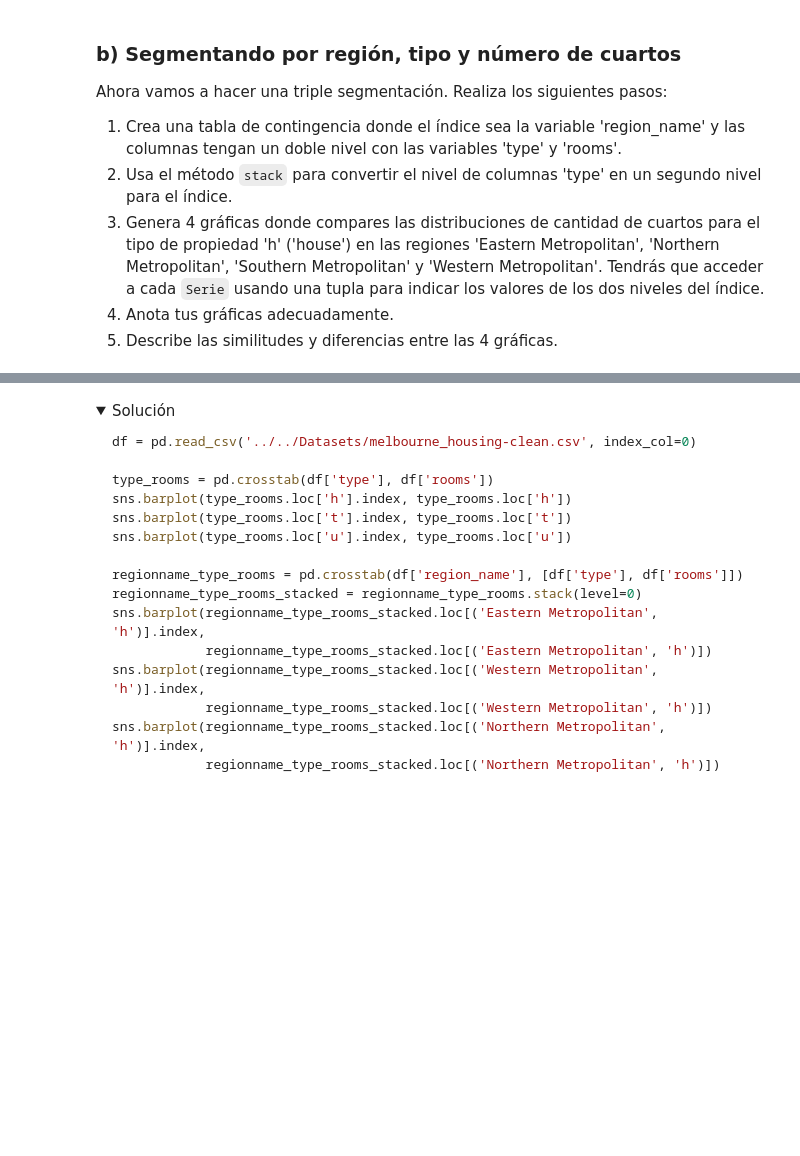
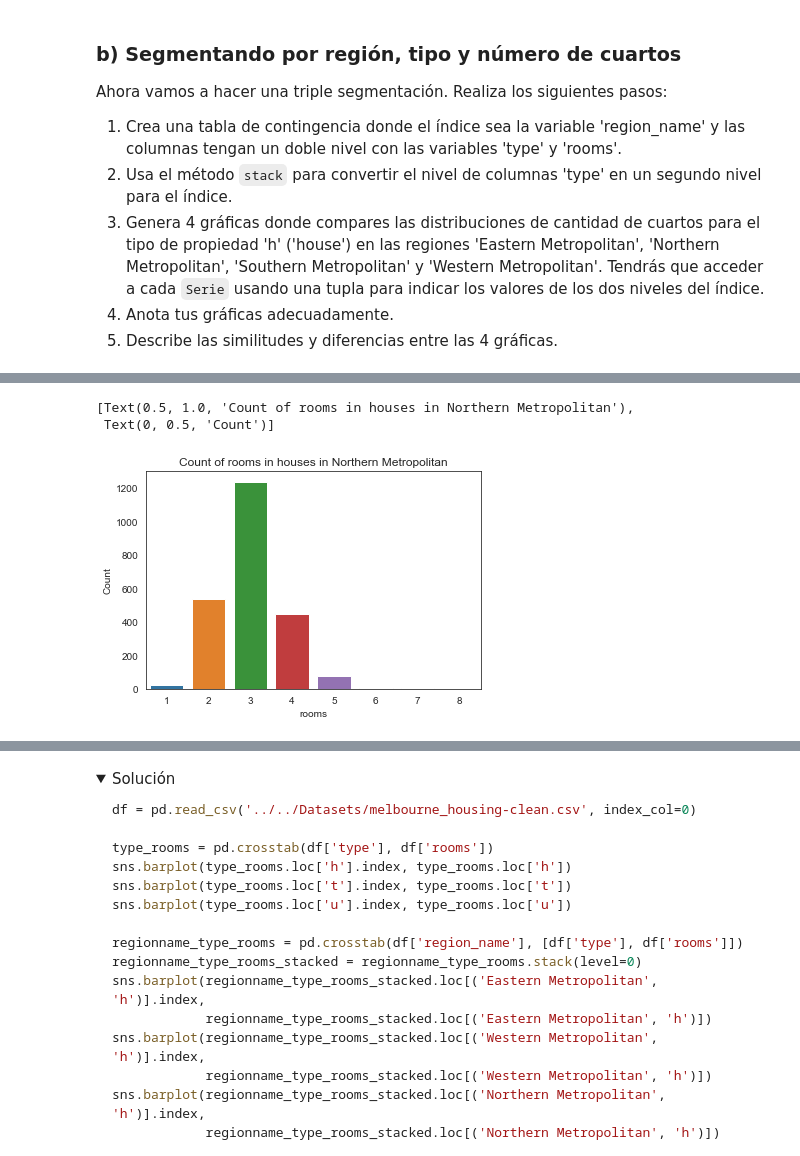
Before and after one commit to luislerma5593/Data_Analysis, a Jupyter notebook: 4. Análisis de datos con Python/3. Exploración de Variables Categóricas y Análisis Multivariable/Reto-03/tablas_de_contingencia.ipynb, the cells around one changed output, grey strips where cells are left out. Drawn from its saved outputs; the diff is of its cells as text; code cells hidden in the pictures; folded sections open; blank space fills up the shorter version.

```diff
--- a/4. Análisis de datos con Python/3. Exploración de Variables Categóricas y Análisis Multivariable/Reto-03/tablas_de_contingencia.ipynb
+++ b/4. Análisis de datos con Python/3. Exploración de Variables Categóricas y Análisis Multivariable/Reto-03/tablas_de_contingencia.ipynb
@@ -84,0 +151,7 @@ Ahora vamos a hacer una triple segmentación. Realiza los siguientes pasos:
+# %%
+x = sns.barplot(cross3.loc["Northern Metropolitan"].index, cross3.loc["Northern Metropolitan"])
+x.set(title = "Count of rooms in houses in Northern Metropolitan", ylabel = "Count")
+# %% [output]
+[Text(0.5, 1.0, 'Count of rooms in houses in Northern Metropolitan'),
+ Text(0, 0.5, 'Count')]
+[figure, added]
```
Also changed, not shown: parts of 10 cells of this notebook, 7 other files.
